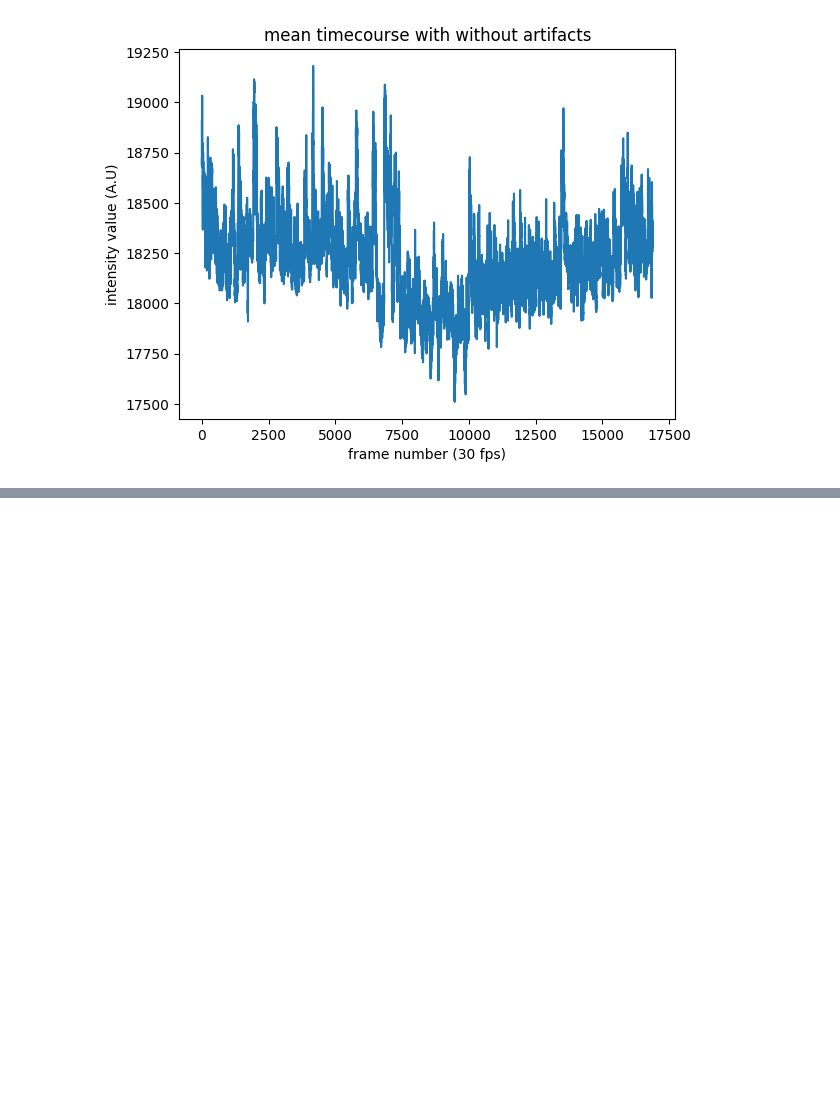
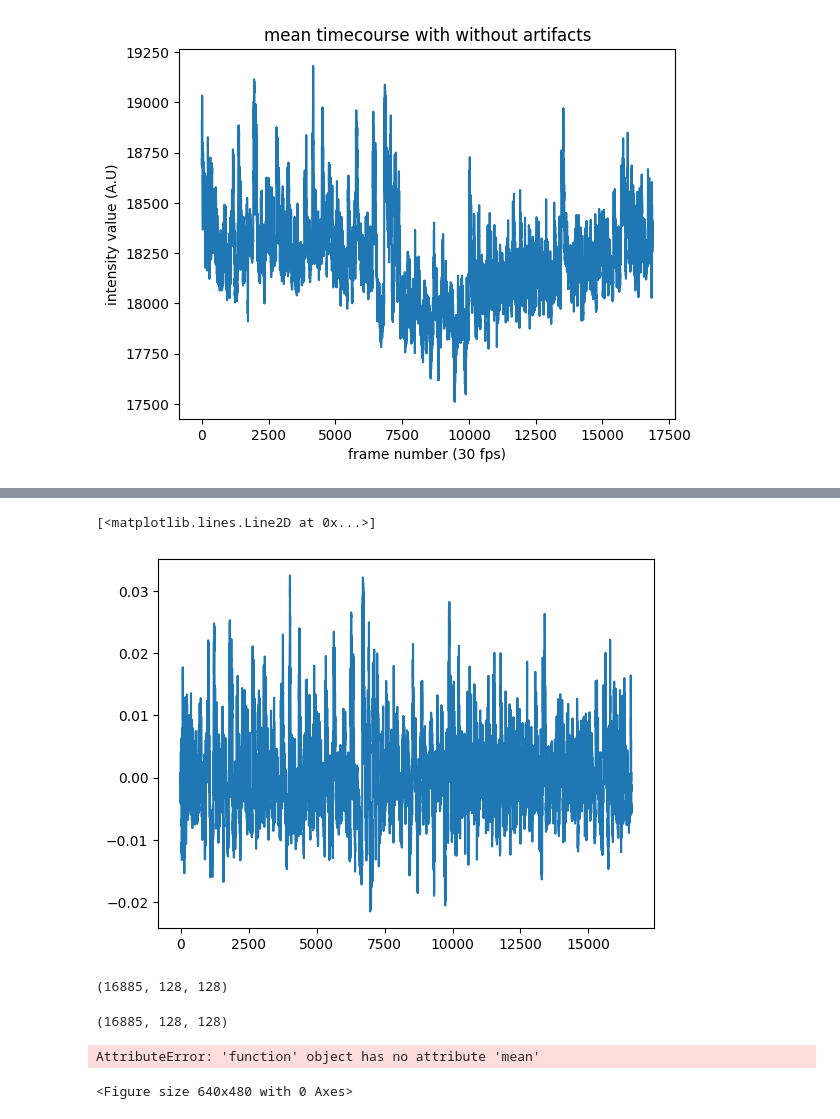
Before and after one commit to ktrap06/corticalanalysis, a Jupyter notebook: preprocessing_2.ipynb, the cells around one changed output, grey strips where cells are left out. Cells and saved outputs as stored; diff of their text form; code cells hidden in the pictures; blank space fills up the shorter version.

```diff
--- a/preprocessing_2.ipynb
+++ b/preprocessing_2.ipynb
@@ -225,0 +276,19 @@ def dff(no_artifact_timecourse, duration = 10, frame_rate = 30):
+# %%
+plt.plot(dff_array.mean(axis=(1,2))[149:-149])
+# %% [output]
+[<matplotlib.lines.Line2D at 0x...>]
+[figure, added]
+# %%
+dff_array.shape
+# %% [output]
+(16885, 128, 128)
+# %%
+no_artifact_timecourse.shape
+# %% [output]
+(16885, 128, 128)
+# %%
+plt.figure()
+plt.plot(dff.mean(axis=(1,2)))
+# %% [output]
+AttributeError: 'function' object has no attribute 'mean'
+<Figure size 640x480 with 0 Axes>
```
Also changed, not shown: parts of 13 cells of this notebook, 2 other files.
